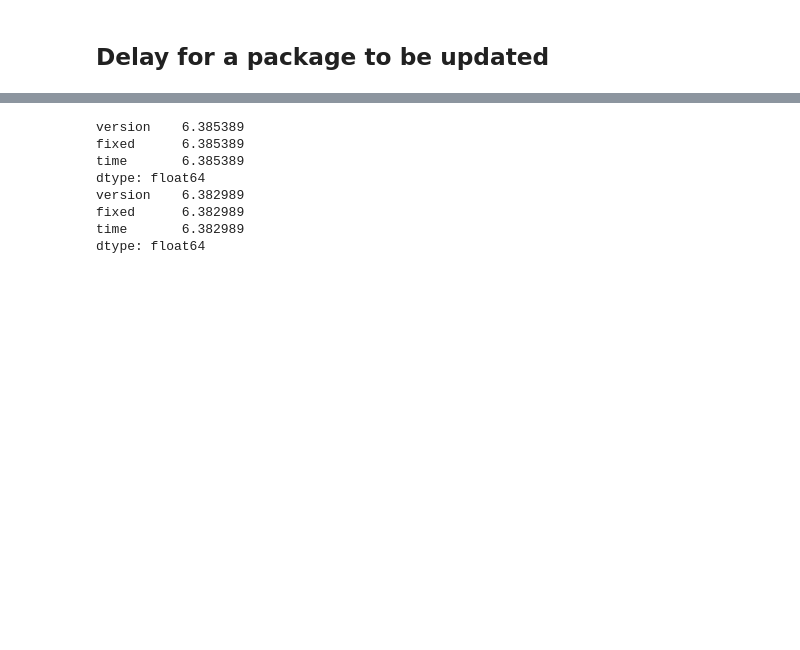
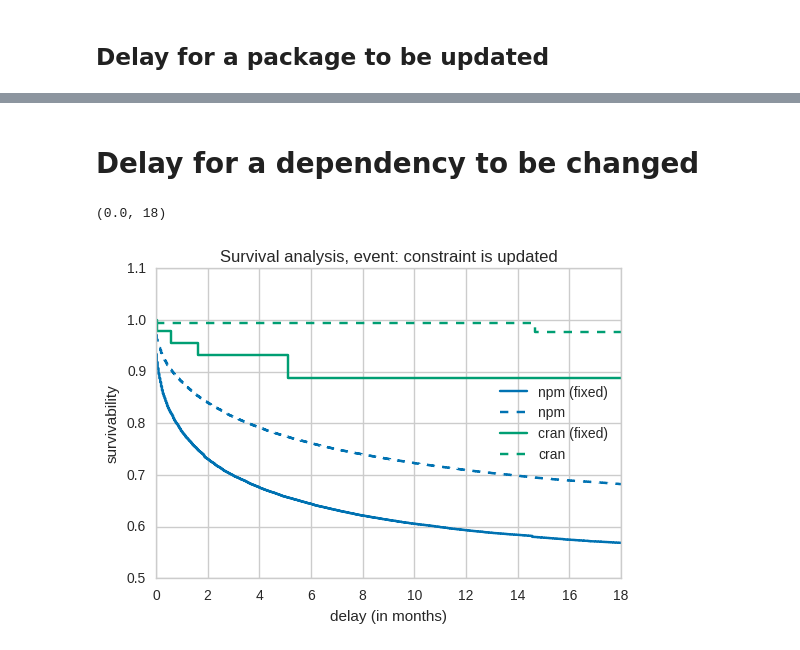
Before and after one commit to maelick/deps-analysis, a Jupyter notebook: notebook/Exploratory.ipynb, the cells around one changed output, grey strips where cells are left out. Drawn from its saved outputs; the diff is of its cells as text; code cells hidden in the pictures; blank space fills up the shorter version.

```diff
--- a/notebook/Exploratory.ipynb
+++ b/notebook/Exploratory.ipynb
@@ -242,15 +240,39 @@ ax.set_xlim(right=18)
-# %%
-pkg, deps = df_pkg['npm'], df_deps['npm']
-
-df = deps.merge(pkg, how='left', left_on=['package', 'version'], right_index=True)
-print(df[df['fixed']].groupby(['package', 'dependency', 'constraint']).count().mean())
-print(df[~df['fixed']].groupby(['package', 'dependency', 'constraint']).count().mean())
-# %% [output]
-version    6.385389
-fixed      6.385389
-time       6.385389
-dtype: float64
-version    6.382989
-fixed      6.382989
-time       6.382989
-dtype: float64
+# %% [markdown]
+# Delay for a dependency to be changed
+# %%
+fig, ax = matplotlib.pyplot.subplots(1, 1)
+
+for ecos, pkg in df_pkg.items():
+    df = (pkg
+          .merge(deps, left_index=True, right_on=['package', 'version'], how='inner')
+          .sort_values('time')
+          .drop_duplicates(['package', 'dependency', 'constraint'], keep='first')
+          .sort_values(['package', 'dependency', 'time'])
+          .reset_index(drop=True)
+          )
+
+    df['next_time'] = df['time'].shift(-1)
+
+    df.loc[df.groupby(['package', 'dependency'], sort=False).tail(1).index, 'next_time'] = pandas.NaT
+
+    for is_fixed in [True, False]:
+        ndf = df.query('fixed == ' + str(is_fixed))
+        observed = ~ndf['next_time'].isnull()
+        duration = (
+            (ndf['next_time'].fillna(df['time'].max()).astype('datetime64[ns, UTC]')
+             - ndf['time'].astype('datetime64[ns, UTC]')).dt.days / 30
+        )
+        kmp = lifelines.KaplanMeierFitter()
+        kmp.fit(duration, observed, label=ecos + ' (fixed)' if is_fixed else ecos)
+        kmp.plot(style='-' if is_fixed else '--',
+                 ci_show=False,
+                 ax=ax,
+                 color=COLORS[ecos])
+
+ax.set_xlabel('delay (in months)')
+ax.set_ylabel('survivability')
+ax.set_title('Survival analysis, event: constraint is updated')
+ax.set_xlim(right=18)
+# %% [output]
+(0.0, 18)
+[figure, added]
```
Also changed, not shown: parts of 2 cells of this notebook.
